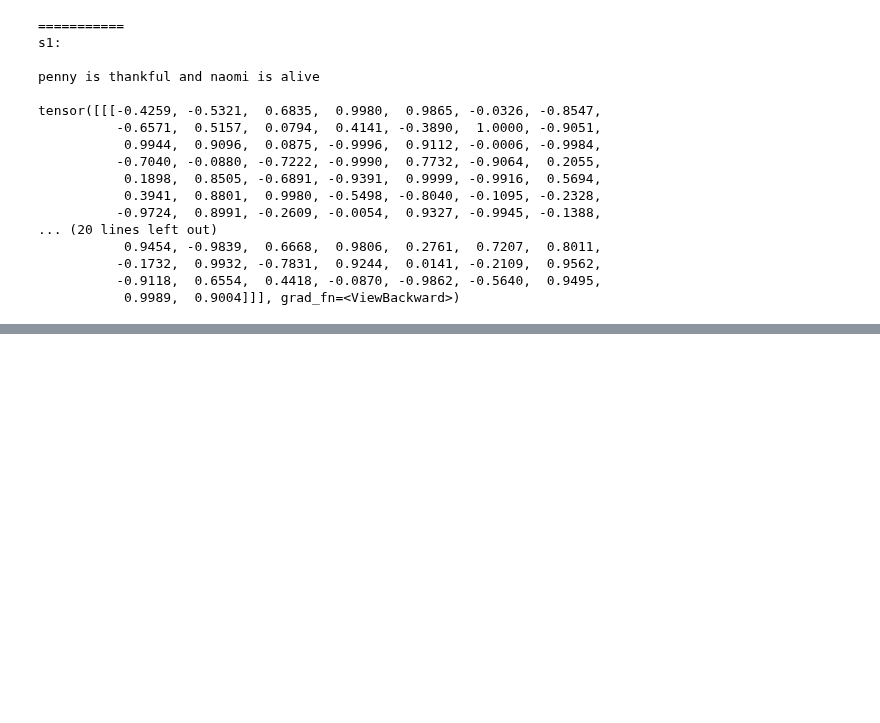
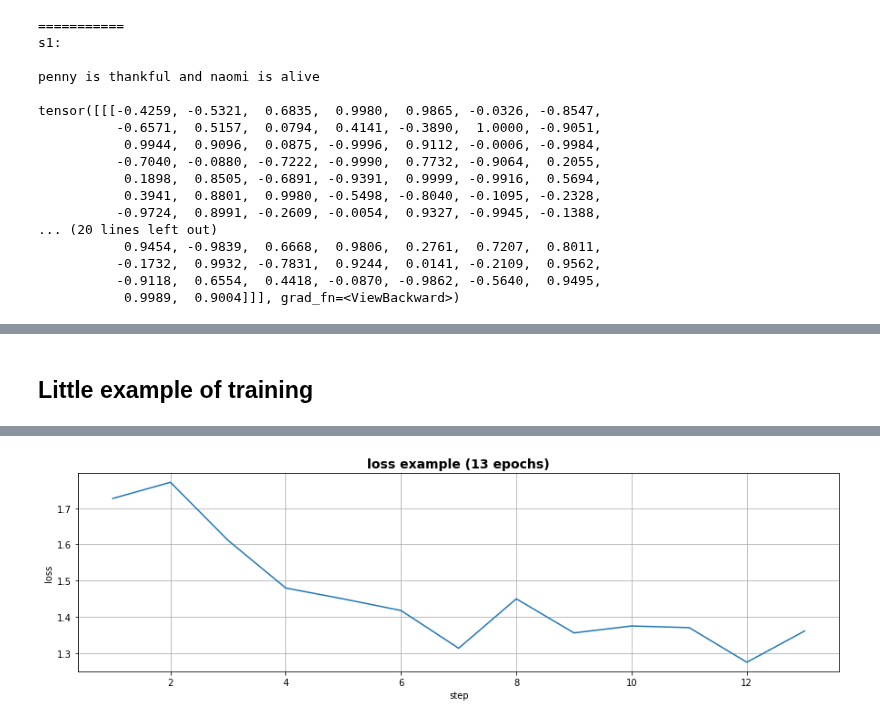
Before and after one commit to felipessalvatore/ContraQA, a Jupyter notebook: lab_five_one.ipynb, the cells around one changed output, grey strips where cells are left out. Drawn from its saved outputs; the diff is of its cells as text; code cells hidden in the pictures; blank space fills up the shorter version.

```diff
--- a/lab_five_one.ipynb
+++ b/lab_five_one.ipynb
@@ -567,0 +647,15 @@ tensor([[[-0.4259, -0.5321,  0.6835,  0.9980,  0.9865, -0.0326, -0.8547,
+# %%
+def CEtrain(s1_tensor,
+            s2_tensor,
+            label,
+            model,
+            optimizer,
+            criterion):
+
+    model.train()
+    optimizer.zero_grad()
+    logits = model(s1_tensor, s2_tensor)
+    loss = criterion(logits, label)
+    loss.backward()
+    optimizer.step()
+    return loss
@@ -567,0 +676,47 @@ tensor([[[-0.4259, -0.5321,  0.6835,  0.9980,  0.9865, -0.0326, -0.8547,
+# %% [markdown]
+## Little example of training
+# %%
+epochs = 13
+learning_rate = 0.09
+
+CE = nn.CrossEntropyLoss()
+
+
+addmodel = AndModel(encoderA,
+                    decoderA,
+                     encoderB,
+                     decoderB,
+                     hidden_size=100,
+                     output_size=2,
+                     max_length=MAX_LENGTH,
+                     input_lang=input_lang,
+                     target_lang=output_lang)
+addmodel_opt = torch.optim.SGD(addmodel.parameters(), lr= learning_rate)
+
+
+losses_per_epoch = []
+
+for i in range(epochs):
+    losses = []
+    start = time.time()
+    n_iters = 1000
+    training_pairs_little = [random.choice(train_triples_t) for i in range(n_iters)]
+    for t in training_pairs_little:
+        s1, s2, label = t
+        loss = CEtrain(s1_tensor=s1,
+                       s2_tensor=s2,
+                       label=label,
+                       model=addmodel,
+                       optimizer=addmodel_opt,
+                       criterion=CE)
+        losses.append(loss.item())
+    mean_loss = np.mean(losses)
+    losses_per_epoch.append(mean_loss)
+    print("epoch {}/{}".format(i+1, epochs), timeSince(start), "mean loss = {:.2f}".format(mean_loss))
+
+simple_step_plot([losses_per_epoch],
+                 "loss",
+                 "loss example ({} epochs)".format(epochs),
+                 "loss_example.png",
+                  figsize=(15,4))
+# %% [output]
@@ -567,0 +736 @@ tensor([[[-0.4259, -0.5321,  0.6835,  0.9980,  0.9865, -0.0326, -0.8547,
+[figure, added]
```
Also changed, not shown: parts of 17 cells of this notebook.
